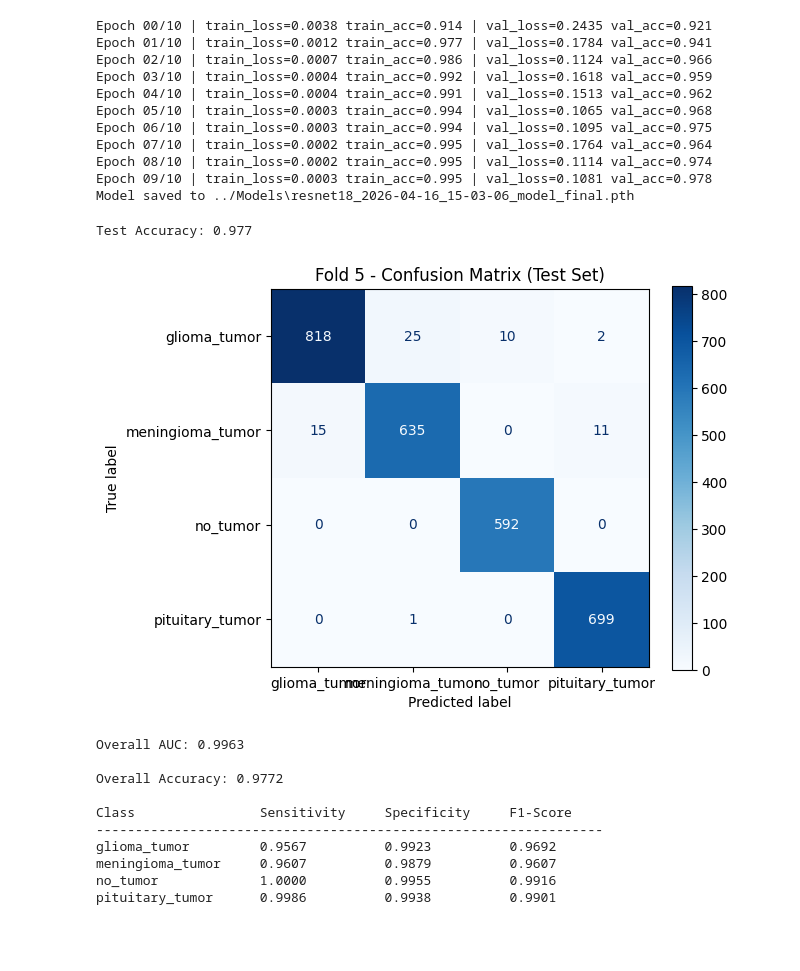
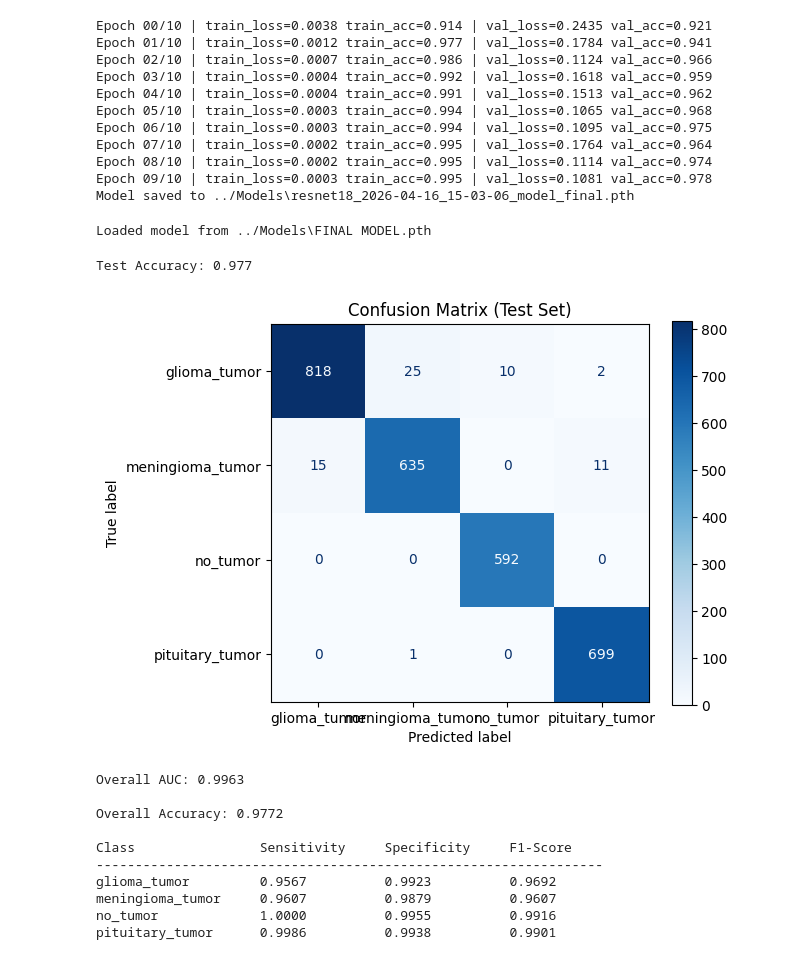
Before and after one commit to mlykwong/bmeg-591t-project, a Jupyter notebook: Notebooks/resnet18.ipynb, the cells around one changed output. Drawn from its saved outputs; the diff is of its cells as text; code cells hidden in the pictures.

```diff
--- a/Notebooks/resnet18.ipynb
+++ b/Notebooks/resnet18.ipynb
@@ -452,27 +431,41 @@ Epoch 07/10 | train_loss=0.0002 train_acc=0.995 | val_loss=0.1764 val_acc=0.964
 Epoch 08/10 | train_loss=0.0002 train_acc=0.995 | val_loss=0.1114 val_acc=0.974
 Epoch 09/10 | train_loss=0.0003 train_acc=0.995 | val_loss=0.1081 val_acc=0.978
 Model saved to ../Models\resnet18_2026-04-16_15-03-06_model_final.pth
+# %%
+# Load saved models from disk (instead of retraining on kernel restart)
+MODELS_DIR = "../Models"
+BATCH_SIZE = 64
+
+model_path = os.path.join(MODELS_DIR, f"FINAL MODEL.pth")
+if os.path.exists(model_path):
+    model = get_resnet18_pretrained(num_classes=len(class_names)).to(device)
+    model.load_state_dict(torch.load(model_path, map_location=device))
+    print(f"Loaded model from {model_path}")
+else:
+    print(f"Model not found at {model_path}")
+# %% [output]
+Loaded model from ../Models\FINAL MODEL.pth
 # %%
 # Evaluate each fold on test set and display confusion matrices
 test_loader = DataLoader(test_ds, batch_size=BATCH_SIZE, shuffle=False, num_workers=0)
 criterion = nn.CrossEntropyLoss()
 
 # Get predictions on test set using the trained model
 test_loss, test_acc, y_true, y_prob = evaluate(model, test_loader, criterion)
 y_pred = y_prob.argmax(axis=1)
 
 print(f"Test Accuracy: {test_acc:.3f}")
 
 # Plot confusion matrix
 cm = confusion_matrix(y_true, y_pred)
 disp = ConfusionMatrixDisplay(confusion_matrix=cm, display_labels=class_names)
 disp.plot(cmap=plt.cm.Blues)
-plt.title(f"Fold {fold+1} - Confusion Matrix (Test Set)")
+plt.title(f"Confusion Matrix (Test Set)")
 plt.tight_layout()
 plt.show()
 # %% [output]
 Test Accuracy: 0.977
-[figure, old version]
+[figure, new version]
 # %%
 from sklearn.metrics import accuracy_score, precision_score, recall_score, f1_score, roc_auc_score
 import pandas as pd
```
Also changed, not shown: parts of 3 cells of this notebook.
